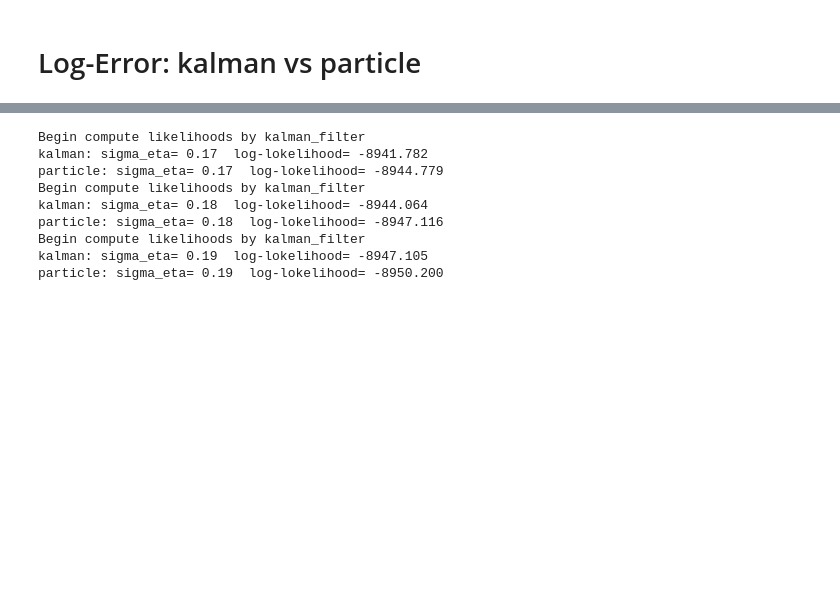
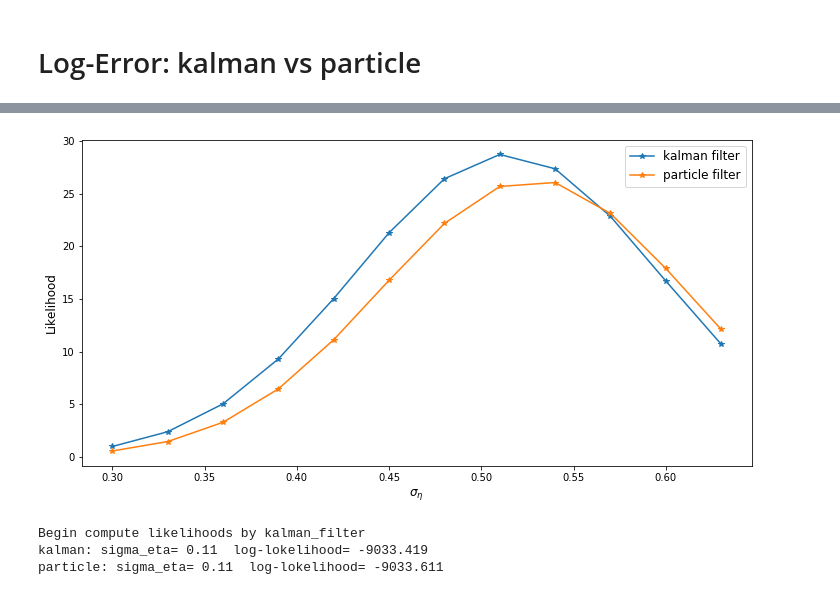
Before and after one commit to WensiDING/Particle-filters-for-Continuous-likelihood-evaluation-and-maximisation, a Jupyter notebook: AR1_Performance.ipynb, the cells around one changed output, grey strips where cells are left out. Saved outputs shown, nothing was run; the diff lists cells and outputs as text; code cells hidden in the pictures; blank space fills up the shorter version.

```diff
--- a/AR1_Performance.ipynb
+++ b/AR1_Performance.ipynb
@@ -130,16 +154,30 @@ KeyboardInterrupt:
+# %%
+plt.figure(figsize=(12, 6))
+plt.plot(mus, np.exp(log_likelihoods_mu[0]-log_likelihoods_mu[0][0]), '-*',label='kalman filter')
+plt.plot(mus, np.exp(log_likelihoods_mu[1]-log_likelihoods_mu[0][0]), '*-',label='particle filter')
+plt.xlabel(r'$\sigma_{\eta}$', fontsize=12)
+plt.ylabel('Likelihood', fontsize=12)
+plt.legend(fontsize=12)
+plt.savefig('image/mu_likelihood_300_5000.png')
+plt.show()
+# %% [output]
+[figure, added]
 # %%
-etas = [i*0.01 for i in range(12,20)]
+etas = [i*0.01 for i in range(11,17)]
+#etas = [i*0.01 for i in range(11,12)]
 log_likelihoods_eta = [[], []]
 for eta in etas:
     A = phi_0
     b = (1 - phi_0) * mu_0
-    log_lkh_1, _ = Kalman_Filter.compute_log_likelihood(Y=observations_5000,
-                                    mu0=0,
-                                    V0=1,
+    log_lkh_1, _ = Kalman_Filter.compute_log_likelihood(Y=observations_5000[1:],
+                                    mu0=b,
+                                    V0=eta**2,
                                     A=A,
                                     b=b,
                                     V=eta**2,
                                     V_epi=sigma_epsilon_square_0)
+    p0 = norm.pdf(observations_5000[0], loc=0, scale=np.sqrt(sigma_epsilon_square_0))
+    log_lkh_1 += np.log(p0)
     print("kalman: sigma_eta= %0.2f" % eta, " log-lokelihood= %0.3f" % log_lkh_1)
     log_likelihoods_eta[0].append(log_lkh_1)
 
@@ -158,14 +196,8 @@ for eta in etas:
     log_likelihoods_eta[1].append(log_lkh_2)
 # %% [output]
 Begin compute likelihoods by kalman_filter
-kalman: sigma_eta= 0.17  log-lokelihood= -8941.782
-particle: sigma_eta= 0.17  log-lokelihood= -8944.779
-Begin compute likelihoods by kalman_filter
-kalman: sigma_eta= 0.18  log-lokelihood= -8944.064
-particle: sigma_eta= 0.18  log-lokelihood= -8947.116
-Begin compute likelihoods by kalman_filter
-kalman: sigma_eta= 0.19  log-lokelihood= -8947.105
-particle: sigma_eta= 0.19  log-lokelihood= -8950.200
+kalman: sigma_eta= 0.11  log-lokelihood= -9033.419
+particle: sigma_eta= 0.11  log-lokelihood= -9033.611
 # %%
 plt.figure(figsize=(10, 6))
 plt.plot(etas, log_likelihoods_eta[0], '-*',label='kalman filter')
```
Also changed, not shown: parts of 15 cells of this notebook, 10 other files.
